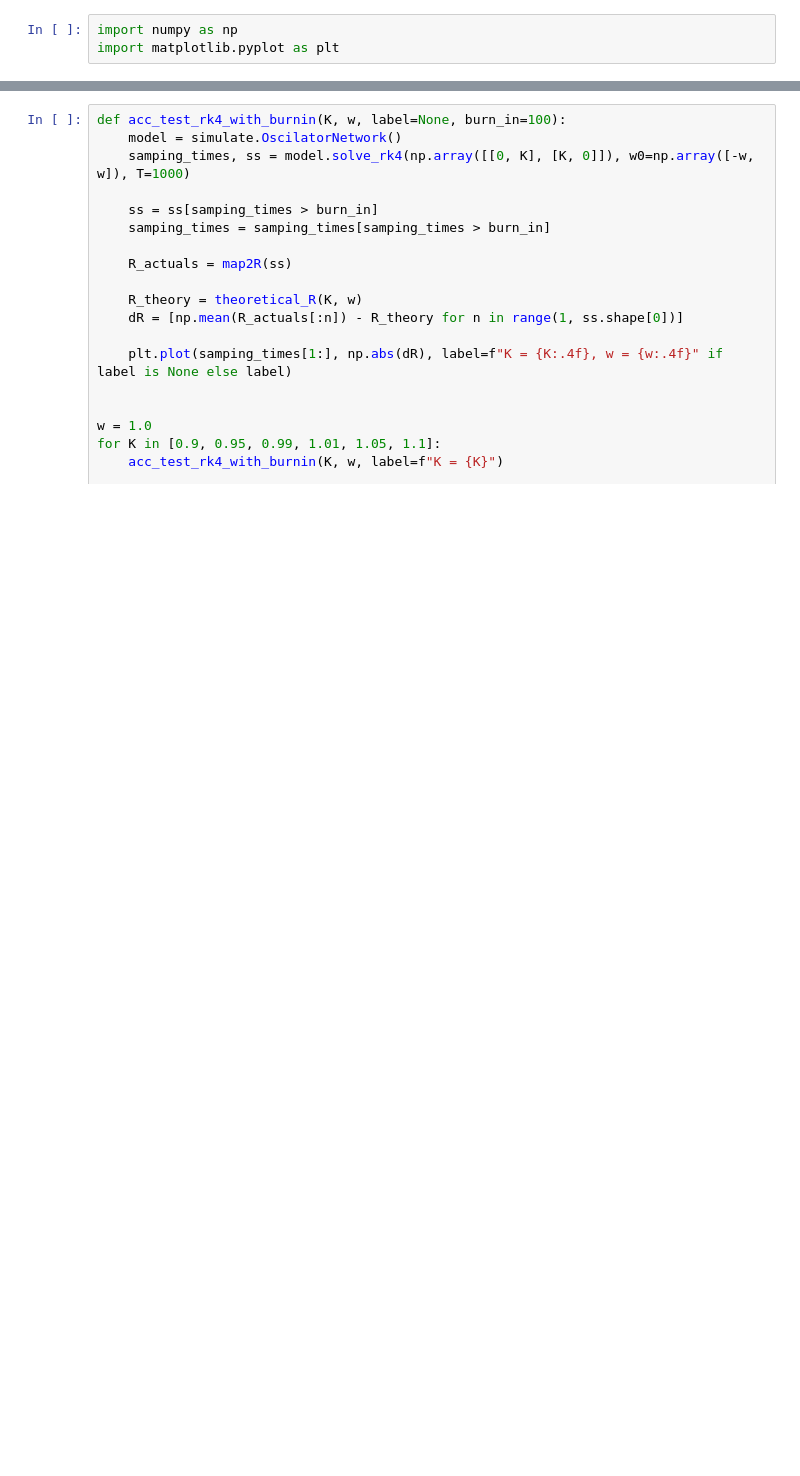
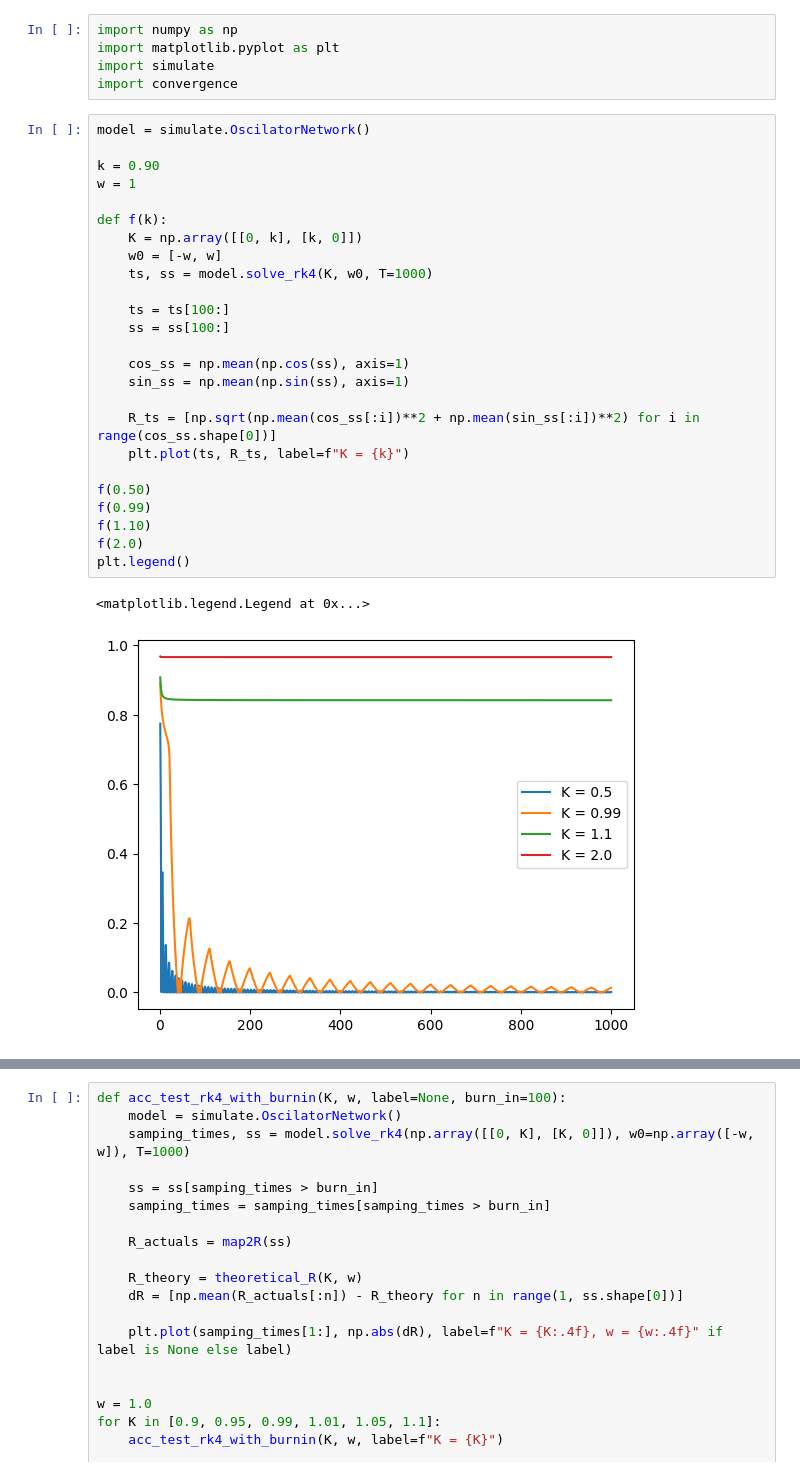
Before and after one commit to hideki1217/PhaseOscilatorExperiment, a Jupyter notebook: phase/scripts/2body_simulation.ipynb, the cells around one changed output, grey strips where cells are left out. Saved outputs shown, nothing was run; the diff lists cells and outputs as text; blank space fills up the shorter version.

Commit message:
Added convergence test

```diff
--- a/phase/scripts/2body_simulation.ipynb
+++ b/phase/scripts/2body_simulation.ipynb
@@ -1,5 +1,35 @@
 # %%
 import numpy as np
 import matplotlib.pyplot as plt
+import simulate
+import convergence
+# %%
+model = simulate.OscilatorNetwork()
+
+k = 0.90
+w = 1
+
+def f(k):
+    K = np.array([[0, k], [k, 0]])
+    w0 = [-w, w]
+    ts, ss = model.solve_rk4(K, w0, T=1000)
+
+    ts = ts[100:]
+    ss = ss[100:]
+
+    cos_ss = np.mean(np.cos(ss), axis=1)
+    sin_ss = np.mean(np.sin(ss), axis=1)
+
+    R_ts = [np.sqrt(np.mean(cos_ss[:i])**2 + np.mean(sin_ss[:i])**2) for i in range(cos_ss.shape[0])]
+    plt.plot(ts, R_ts, label=f"K = {k}")
+
+f(0.50)
+f(0.99)
+f(1.10)
+f(2.0)
+plt.legend()
+# %% [output]
+<matplotlib.legend.Legend at 0x...>
+[figure, added]
 # %%
 def map2R(ss):
```
Also changed, not shown: parts of 9 cells of this notebook, 2 other files.
